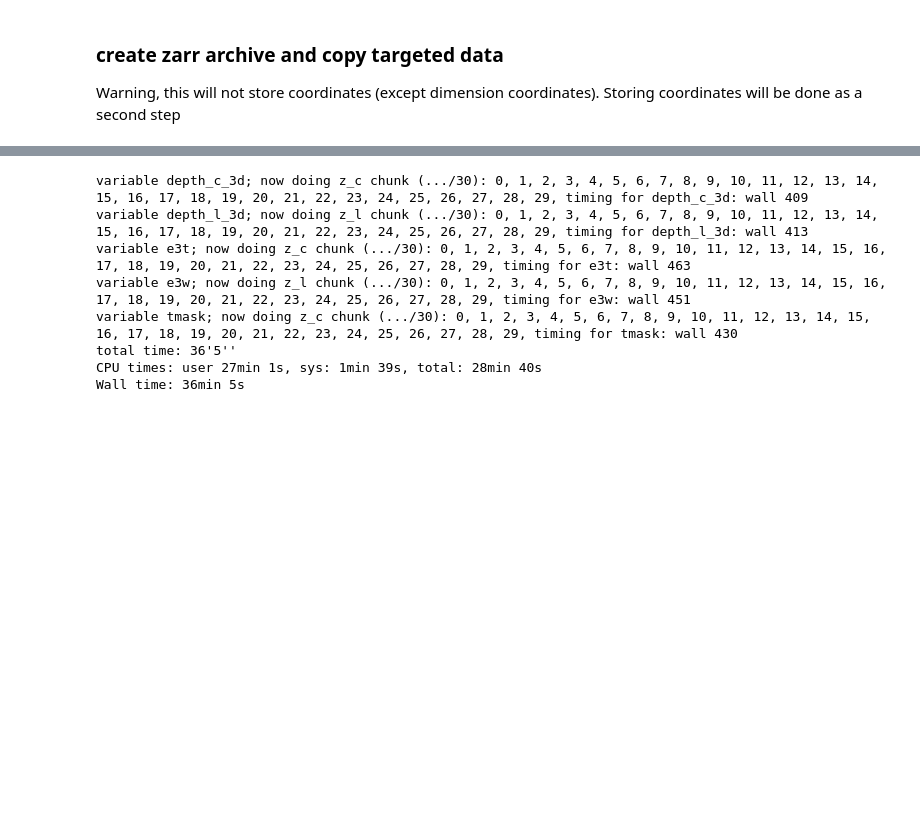
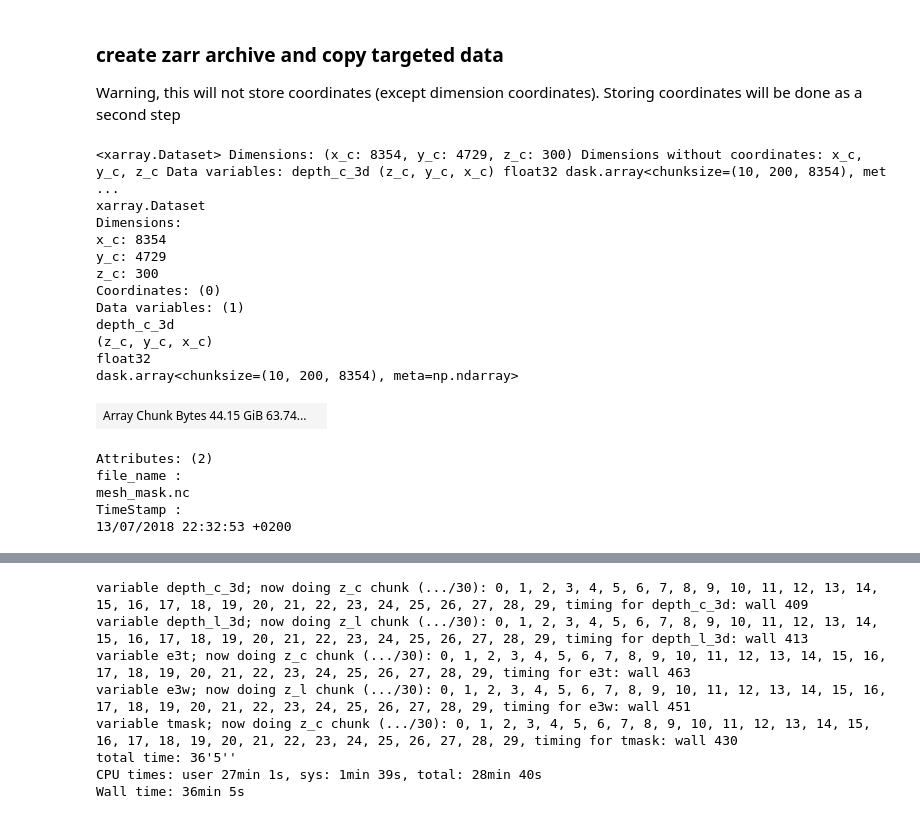
Before and after one commit to NoeLahaye/ITideNATL, a Jupyter notebook: processing/pre_proj/comp_mean_grid.ipynb, the cells around one changed output, grey strips where cells are left out. Drawn from its saved outputs; the diff is of its cells as text; code cells hidden in the pictures; blank space fills up the shorter version.

```diff
--- a/processing/pre_proj/comp_mean_grid.ipynb
+++ b/processing/pre_proj/comp_mean_grid.ipynb
@@ -29,15 +32,28 @@ client
 # %%
-scratch = Path(os.getenv("SCRATCHDIR"))
+### Path, directories, filenames...
 workdir = Path("/work/CT1/ige2071/nlahaye")
 
-grid_path = scratch #Path("/store/CT1/hmg2840/lbrodeau/eNATL60/eNATL60-I/")
-mean_path = Path("/work/CT1/ige2071/SHARED/mean")
+grid_dir = scratch #Path("/store/CT1/hmg2840/lbrodeau/eNATL60/eNATL60-I/")
+mean_dir = Path("/work/CT1/ige2071/SHARED/mean")
+out_dir = scratch
 
-ssh_fname = "global_mean_gridT-2D.zarr"
+
+avg_type = "30d" # "30d" or "global"
+avg_date = "20090630" # will be ignored if avg_type is "global"
+
 grid_fname = "mesh_mask_eNATL60_3.6.nc"
+ssh_fname = "_".join([avg_type, "mean_gridT-2D"])+".zarr"
+out_fname = "eNATL60_{}-mean_z-grid.zarr".format(avg_type)
 
-out_file = scratch/"eNATL60_mean_grid_z.zarr"
+if avg_type == "30d":
+    ssh_fname = ssh_fname.replace(".zarr", "_"+avg_date+".zarr")
+    out_fname = out_fname.replace(".zarr", "_"+avg_date+".zarr")
 
-grid_files = [grid_path/grid_fname]
+out_file = out_dir/out_fname
+grid_file = grid_dir/grid_fname
+
+### Chunking
+out_chks = {"x":-1, "y":200, "z":10} # output chunking
+inp_chks = {"x":-1, "y":10, "z":1} # this is the chunking of the initial grid file
 # %%
 %%time
@@ -85,3 +101,24 @@ Data variables:
 # %% [markdown]
 ### create zarr archive and copy targeted data
 Warning, this will not store coordinates (except dimension coordinates). Storing coordinates will be done as a second step
+# %%
+ut.open_one_coord(grid_file, "depth_c_3d", chunks=out_chks)
+# %% [output]
+<xarray.Dataset> Dimensions: (x_c: 8354, y_c: 4729, z_c: 300) Dimensions without coordinates: x_c, y_c, z_c Data variables: depth_c_3d (z_c, y_c, x_c) float32 dask.array<chunksize=(10, 200, 8354), met ...
+xarray.Dataset
+Dimensions:
+x_c: 8354
+y_c: 4729
+z_c: 300
+Coordinates: (0)
+Data variables: (1)
+depth_c_3d
+(z_c, y_c, x_c)
+float32
+dask.array<chunksize=(10, 200, 8354), meta=np.ndarray>
+| Array Chunk Bytes 44.15 GiB 63.74... |  |
+Attributes: (2)
+file_name :
+mesh_mask.nc
+TimeStamp :
+13/07/2018 22:32:53 +0200
```
Also changed, not shown: parts of 8 cells of this notebook, 5 other files.
